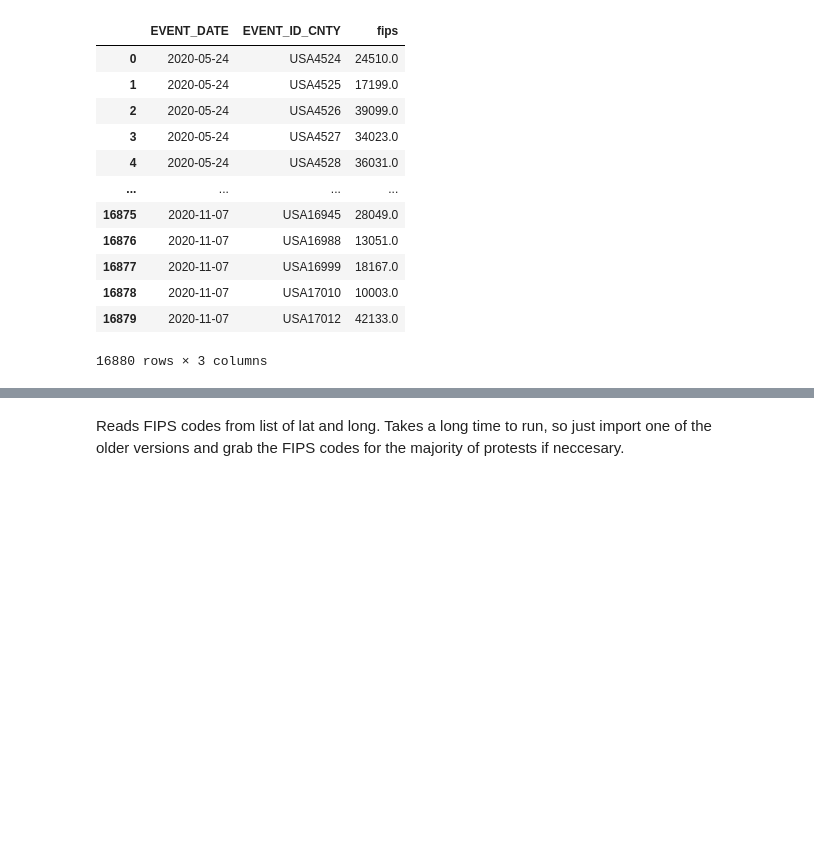
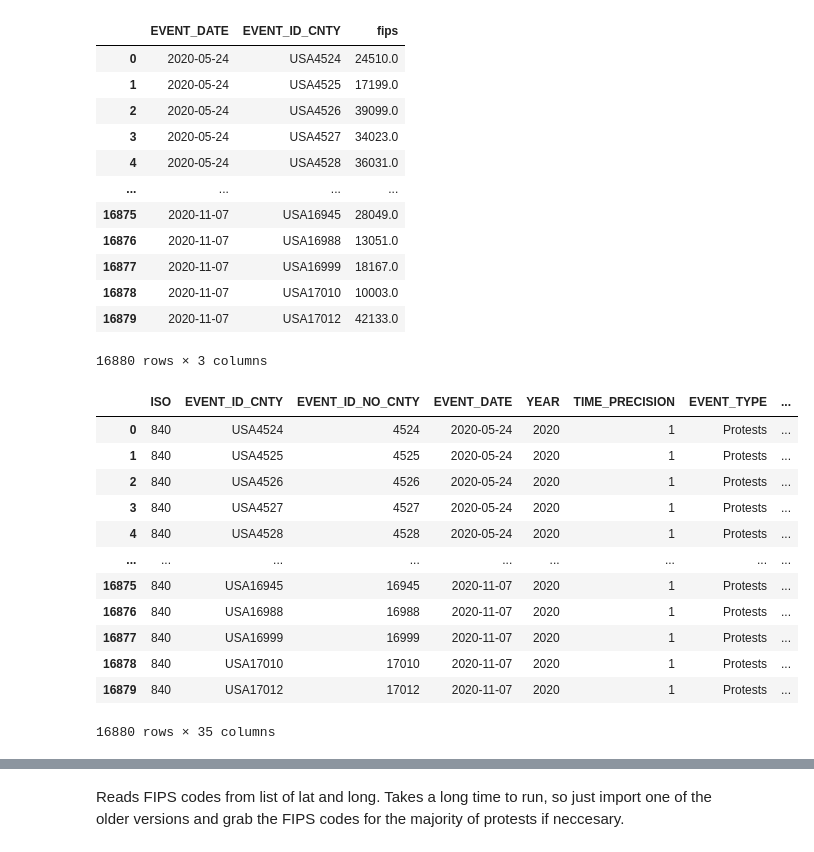
Before and after one commit to MichaelYinGH/ac209project, a Jupyter notebook: notebooks/protest_data.ipynb, the cells around one changed output, grey strips where cells are left out. Drawn from its saved outputs; the diff is of its cells as text; code cells hidden in the pictures; blank space fills up the shorter version.

```diff
--- a/notebooks/protest_data.ipynb
+++ b/notebooks/protest_data.ipynb
@@ -55,24 +55,24 @@ few_hundred = 500
 thousand = 1000
 few_thousand = 5000
 
-for ii in range(len(size_nums)):
+for ii in range(len(size_labs)):
 
-    str = size_nums[ii]
+    vals = size_labs[ii]
 
-    if any(st == "few dozen" for st in str) | any(st == "several dozen" for st in str):
+    if any(st == "few dozen" for st in vals) | any(st == "several dozen" for st in vals):
         size_cleaned[ii] = few_dozen
-    elif any(st == "few hundred" for st in str) | any(st == "several hundred" for st in str):
+    elif any(st == "few hundred" for st in vals) | any(st == "several hundred" for st in vals):
         size_cleaned[ii] = few_hundred
-    elif any(st == "few thousand" for st in str) | any(st == "several thousand" for st in str):
+    elif any(st == "few thousand" for st in vals) | any(st == "several thousand" for st in vals):
         size_cleaned[ii] = few_thousand
-    elif any(st == "dozen" for st in str):
+    elif any(st == "dozen" for st in vals):
         size_cleaned[ii] = dozen
-    elif any(st == "hundred" for st in str):
+    elif any(st == "hundred" for st in vals):
         size_cleaned[ii] = hundred
-    elif any(st == "thousand" for st in str):
+    elif any(st == "thousand" for st in vals):
         size_cleaned[ii] = thousand
     else:
-        size_cleaned[ii] = np.mean(np.array(str, dtype=np.float32).astype(np.float))
+        size_cleaned[ii] = np.mean(np.array(vals, dtype=np.float32).astype(np.float))
 
 print(len(size_cleaned))
 protest_data["size"] = size_cleaned
@@ -158,6 +158,22 @@ protest_fips
 | 16878 | 2020-11-07 | USA17010 | 10003.0 |
 | 16879 | 2020-11-07 | USA17012 | 42133.0 |
 16880 rows × 3 columns
+# %%
+protest_data
+# %% [output]
+|  | ISO | EVENT_ID_CNTY | EVENT_ID_NO_CNTY | EVENT_DATE | YEAR | TIME_PRECISION | EVENT_TYPE | ... |
+| 0 | 840 | USA4524 | 4524 | 2020-05-24 | 2020 | 1 | Protests | ... |
+| 1 | 840 | USA4525 | 4525 | 2020-05-24 | 2020 | 1 | Protests | ... |
+| 2 | 840 | USA4526 | 4526 | 2020-05-24 | 2020 | 1 | Protests | ... |
+| 3 | 840 | USA4527 | 4527 | 2020-05-24 | 2020 | 1 | Protests | ... |
+| 4 | 840 | USA4528 | 4528 | 2020-05-24 | 2020 | 1 | Protests | ... |
+| ... | ... | ... | ... | ... | ... | ... | ... | ... |
+| 16875 | 840 | USA16945 | 16945 | 2020-11-07 | 2020 | 1 | Protests | ... |
+| 16876 | 840 | USA16988 | 16988 | 2020-11-07 | 2020 | 1 | Protests | ... |
+| 16877 | 840 | USA16999 | 16999 | 2020-11-07 | 2020 | 1 | Protests | ... |
+| 16878 | 840 | USA17010 | 17010 | 2020-11-07 | 2020 | 1 | Protests | ... |
+| 16879 | 840 | USA17012 | 17012 | 2020-11-07 | 2020 | 1 | Protests | ... |
+16880 rows × 35 columns
 # %%
 protest_data.EVENT_DATE = pd.to_datetime(protest_data.EVENT_DATE)
 protest_data = protest_data.replace('', np.nan)
```
Also changed, not shown: parts of 5 cells of this notebook, 2 other files.
